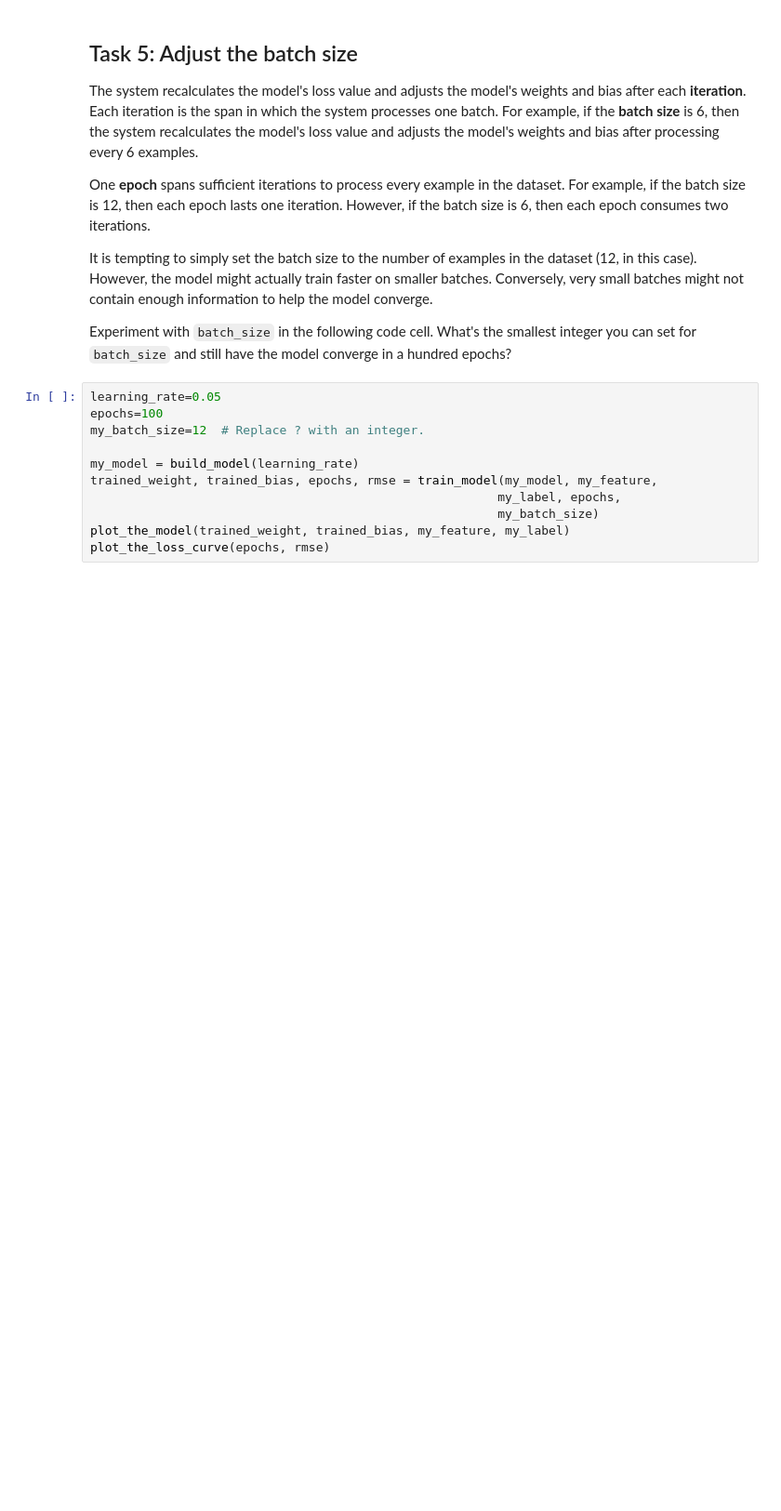
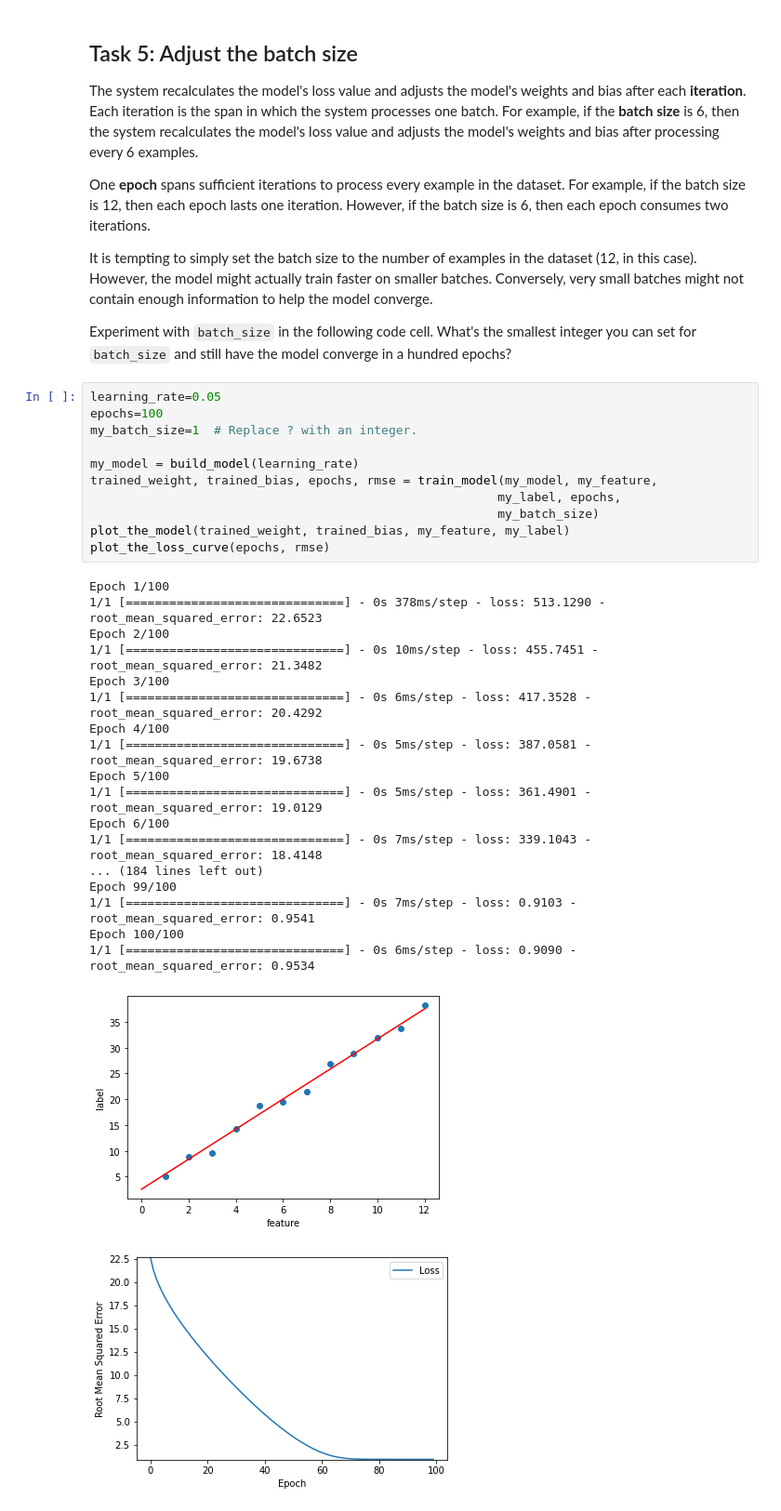
Before and after one commit to tuan-ld/machine-learning-crash-course-google-developer, a Jupyter notebook: first-step-with-tensor-flow/programming_excercise_3_linear_regression_with_synthetic_data.ipynb, the cells around one changed output. Shown at 93% size. Saved outputs shown, nothing was run; the diff lists cells and outputs as text; blank space fills up the shorter version.

```diff
--- a/first-step-with-tensor-flow/programming_excercise_3_linear_regression_with_synthetic_data.ipynb
+++ b/first-step-with-tensor-flow/programming_excercise_3_linear_regression_with_synthetic_data.ipynb
@@ -338,14 +421,34 @@ Experiment with `batch_size` in the following code cell. What's the smallest int
 # %%
 learning_rate=0.05
 epochs=100
-my_batch_size=12  # Replace ? with an integer.
+my_batch_size=1  # Replace ? with an integer.
 
 my_model = build_model(learning_rate)
 trained_weight, trained_bias, epochs, rmse = train_model(my_model, my_feature,
                                                         my_label, epochs,
                                                         my_batch_size)
 plot_the_model(trained_weight, trained_bias, my_feature, my_label)
 plot_the_loss_curve(epochs, rmse)
+# %% [output]
+Epoch 1/100
+1/1 [==============================] - 0s 378ms/step - loss: 513.1290 - root_mean_squared_error: 22.6523
+Epoch 2/100
+1/1 [==============================] - 0s 10ms/step - loss: 455.7451 - root_mean_squared_error: 21.3482
+Epoch 3/100
+1/1 [==============================] - 0s 6ms/step - loss: 417.3528 - root_mean_squared_error: 20.4292
+Epoch 4/100
+1/1 [==============================] - 0s 5ms/step - loss: 387.0581 - root_mean_squared_error: 19.6738
+Epoch 5/100
+1/1 [==============================] - 0s 5ms/step - loss: 361.4901 - root_mean_squared_error: 19.0129
+Epoch 6/100
+1/1 [==============================] - 0s 7ms/step - loss: 339.1043 - root_mean_squared_error: 18.4148
+... (184 lines left out)
+Epoch 99/100
+1/1 [==============================] - 0s 7ms/step - loss: 0.9103 - root_mean_squared_error: 0.9541
+Epoch 100/100
+1/1 [==============================] - 0s 6ms/step - loss: 0.9090 - root_mean_squared_error: 0.9534
+[figure, added]
+[figure, added]
 # %%
 #@title Double-click to view a possible solution
 
```
Also changed, not shown: parts of 9 cells of this notebook.
